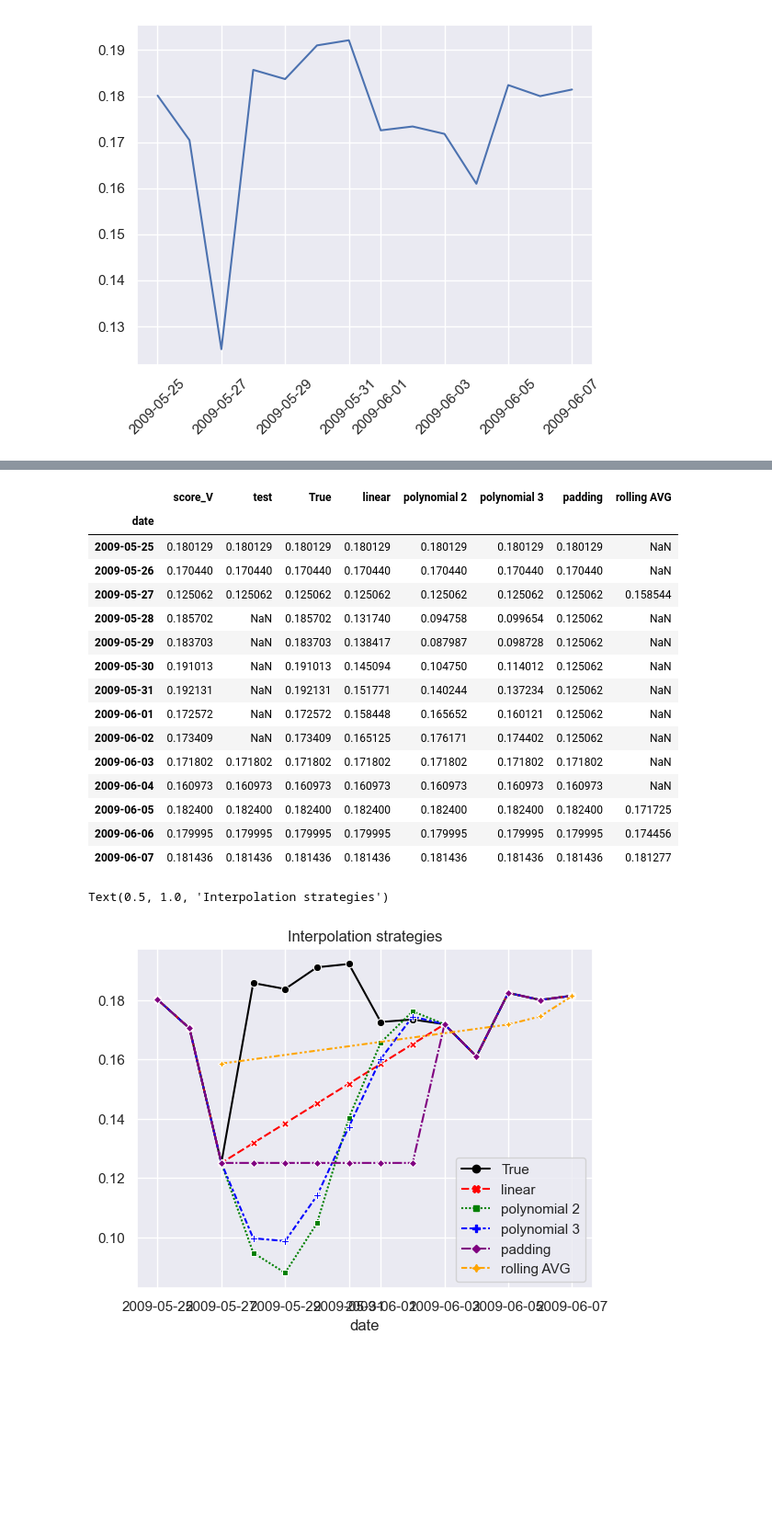
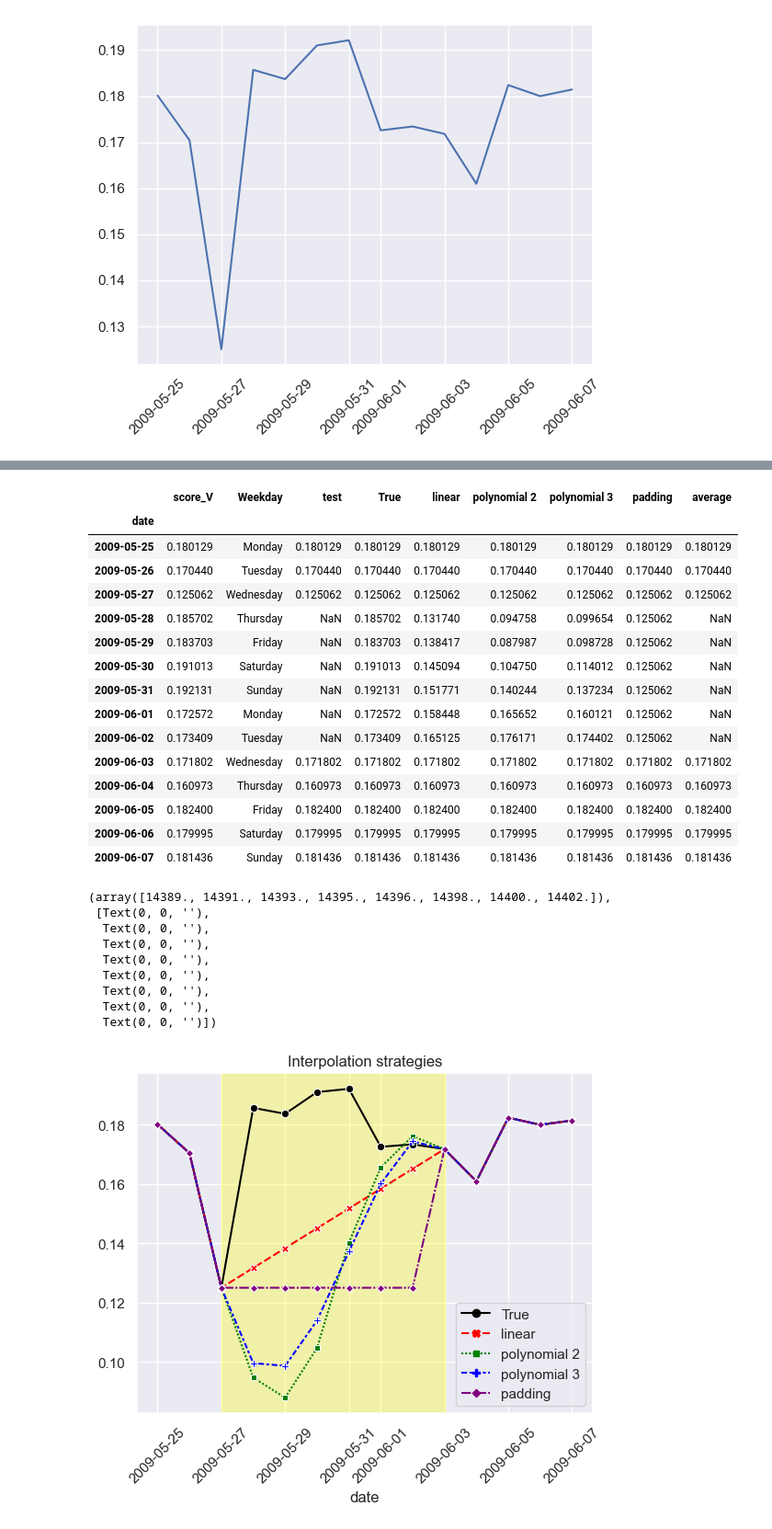
Before and after one commit to alexCCTcollege/CA2, a Jupyter notebook: EDA.ipynb, the cells around one changed output, grey strips where cells are left out. Shown: that part at 92% size. Cells and saved outputs as stored; diff of their text form; code cells hidden in the pictures; blank space fills up the shorter version.

```diff
--- a/EDA.ipynb
+++ b/EDA.ipynb
@@ -359,7 +359,3 @@ H0 rejected: medians of groups are not equal
 Different weekdays have statistically different median scores therefore we should use weekday as variable in time serie
 # %% [markdown]
 #### Filling missing values
-# %%
-#use aggregate by day
-data = tweet_3[['score_V']].copy()
-data
@@ -439,36 +420,45 @@ test['linear'] = test['test'].interpolate(method='linear')
 test['polynomial 2'] = test['test'].interpolate(method='polynomial', order=2)
 test['polynomial 3'] = test['test'].interpolate(method='polynomial', order=3)
 test['padding'] = test['test'].interpolate(method='pad', limit=6)
-test['rolling AVG'] = test['test'].rolling(window=3).mean()
+
 test
 # %% [output]
-|  | score_V | test | True | linear | polynomial 2 | polynomial 3 | padding | rolling AVG |
-| date |  |  |  |  |  |  |  |  |
-| 2009-05-25 | 0.180129 | 0.180129 | 0.180129 | 0.180129 | 0.180129 | 0.180129 | 0.180129 | NaN |
-| 2009-05-26 | 0.170440 | 0.170440 | 0.170440 | 0.170440 | 0.170440 | 0.170440 | 0.170440 | NaN |
-| 2009-05-27 | 0.125062 | 0.125062 | 0.125062 | 0.125062 | 0.125062 | 0.125062 | 0.125062 | 0.158544 |
-| 2009-05-28 | 0.185702 | NaN | 0.185702 | 0.131740 | 0.094758 | 0.099654 | 0.125062 | NaN |
-| 2009-05-29 | 0.183703 | NaN | 0.183703 | 0.138417 | 0.087987 | 0.098728 | 0.125062 | NaN |
-| 2009-05-30 | 0.191013 | NaN | 0.191013 | 0.145094 | 0.104750 | 0.114012 | 0.125062 | NaN |
-| 2009-05-31 | 0.192131 | NaN | 0.192131 | 0.151771 | 0.140244 | 0.137234 | 0.125062 | NaN |
-| 2009-06-01 | 0.172572 | NaN | 0.172572 | 0.158448 | 0.165652 | 0.160121 | 0.125062 | NaN |
-| 2009-06-02 | 0.173409 | NaN | 0.173409 | 0.165125 | 0.176171 | 0.174402 | 0.125062 | NaN |
-| 2009-06-03 | 0.171802 | 0.171802 | 0.171802 | 0.171802 | 0.171802 | 0.171802 | 0.171802 | NaN |
-| 2009-06-04 | 0.160973 | 0.160973 | 0.160973 | 0.160973 | 0.160973 | 0.160973 | 0.160973 | NaN |
-| 2009-06-05 | 0.182400 | 0.182400 | 0.182400 | 0.182400 | 0.182400 | 0.182400 | 0.182400 | 0.171725 |
-| 2009-06-06 | 0.179995 | 0.179995 | 0.179995 | 0.179995 | 0.179995 | 0.179995 | 0.179995 | 0.174456 |
-| 2009-06-07 | 0.181436 | 0.181436 | 0.181436 | 0.181436 | 0.181436 | 0.181436 | 0.181436 | 0.181277 |
+|  | score_V | Weekday | test | True | linear | polynomial 2 | polynomial 3 | padding | average |
+| date |  |  |  |  |  |  |  |  |  |
+| 2009-05-25 | 0.180129 | Monday | 0.180129 | 0.180129 | 0.180129 | 0.180129 | 0.180129 | 0.180129 | 0.180129 |
+| 2009-05-26 | 0.170440 | Tuesday | 0.170440 | 0.170440 | 0.170440 | 0.170440 | 0.170440 | 0.170440 | 0.170440 |
+| 2009-05-27 | 0.125062 | Wednesday | 0.125062 | 0.125062 | 0.125062 | 0.125062 | 0.125062 | 0.125062 | 0.125062 |
+| 2009-05-28 | 0.185702 | Thursday | NaN | 0.185702 | 0.131740 | 0.094758 | 0.099654 | 0.125062 | NaN |
+| 2009-05-29 | 0.183703 | Friday | NaN | 0.183703 | 0.138417 | 0.087987 | 0.098728 | 0.125062 | NaN |
+| 2009-05-30 | 0.191013 | Saturday | NaN | 0.191013 | 0.145094 | 0.104750 | 0.114012 | 0.125062 | NaN |
+| 2009-05-31 | 0.192131 | Sunday | NaN | 0.192131 | 0.151771 | 0.140244 | 0.137234 | 0.125062 | NaN |
+| 2009-06-01 | 0.172572 | Monday | NaN | 0.172572 | 0.158448 | 0.165652 | 0.160121 | 0.125062 | NaN |
+| 2009-06-02 | 0.173409 | Tuesday | NaN | 0.173409 | 0.165125 | 0.176171 | 0.174402 | 0.125062 | NaN |
+| 2009-06-03 | 0.171802 | Wednesday | 0.171802 | 0.171802 | 0.171802 | 0.171802 | 0.171802 | 0.171802 | 0.171802 |
+| 2009-06-04 | 0.160973 | Thursday | 0.160973 | 0.160973 | 0.160973 | 0.160973 | 0.160973 | 0.160973 | 0.160973 |
+| 2009-06-05 | 0.182400 | Friday | 0.182400 | 0.182400 | 0.182400 | 0.182400 | 0.182400 | 0.182400 | 0.182400 |
+| 2009-06-06 | 0.179995 | Saturday | 0.179995 | 0.179995 | 0.179995 | 0.179995 | 0.179995 | 0.179995 | 0.179995 |
+| 2009-06-07 | 0.181436 | Sunday | 0.181436 | 0.181436 | 0.181436 | 0.181436 | 0.181436 | 0.181436 | 0.181436 |
 # %%
 colors = {
-    'True': 'black',
     'linear': 'red',
     'polynomial 2': 'green',
     'polynomial 3': 'blue',
     'padding': 'purple',
-    'rolling AVG':'orange'}
+    'True': 'black'}
 
-sns.lineplot(data=test[['True','linear','polynomial 2','polynomial 3','padding','rolling AVG']], markers=True,alpha=1,palette=colors)
+sns.lineplot(data=test[['True','linear','polynomial 2','polynomial 3','padding']], markers=True,alpha=1,palette=colors)
 plt.title("Interpolation strategies")
+plt.axvspan("2009-05-27", "2009-06-03", alpha=0.3, color='yellow')
+plt.xticks(rotation=45)
 # %% [output]
-Text(0.5, 1.0, 'Interpolation strategies')
+(array([14389., 14391., 14393., 14395., 14396., 14398., 14400., 14402.]),
+ [Text(0, 0, ''),
+  Text(0, 0, ''),
+  Text(0, 0, ''),
+  Text(0, 0, ''),
+  Text(0, 0, ''),
+  Text(0, 0, ''),
+  Text(0, 0, ''),
+  Text(0, 0, '')])
-[figure, old version]
+[figure, new version]
```
Also changed, not shown: parts of 4 cells of this notebook, 1 other file.
